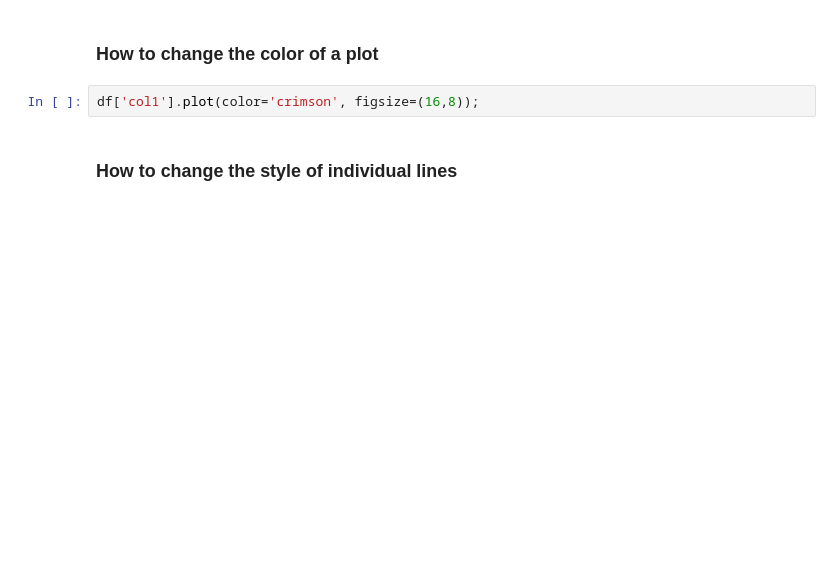
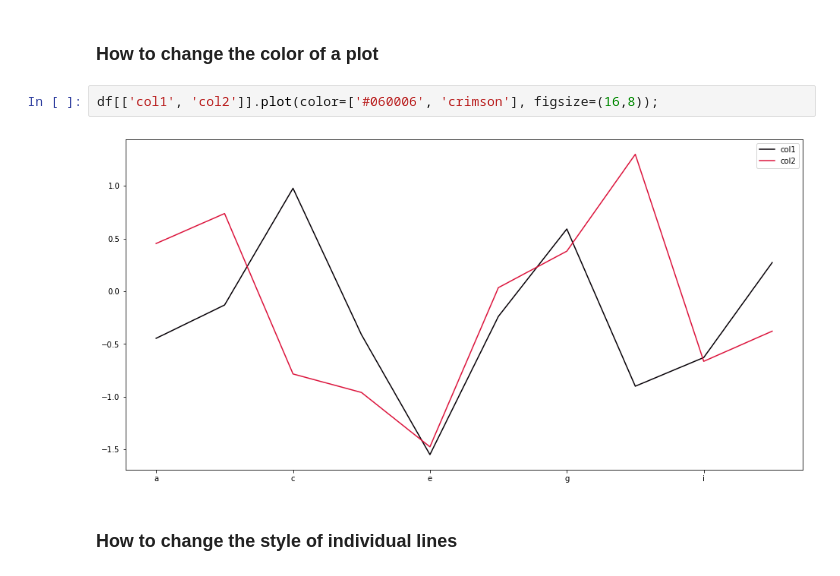
Before and after one commit to aidanconnolly/ga-ds829-data-visualization-in-python, a Jupyter notebook: practice/python-data-viz-lab.ipynb, the cells around one changed output. Cells and saved outputs as stored; diff of their text form; blank space fills up the shorter version.

```diff
--- a/practice/python-data-viz-lab.ipynb
+++ b/practice/python-data-viz-lab.ipynb
@@ -95,7 +113,9 @@ df.plot(figsize=(15,8)); # width, height
 # %% [markdown]
 ### How to change the color of a plot
 # %%
-df['col1'].plot(color='crimson', figsize=(16,8));
+df[['col1', 'col2']].plot(color=['#060006', 'crimson'], figsize=(16,8));
+# %% [output]
+[figure, added]
 # %% [markdown]
 ### How to change the style of individual lines
 # %%
```
Also changed, not shown: parts of 68 cells of this notebook, 2 other files.
